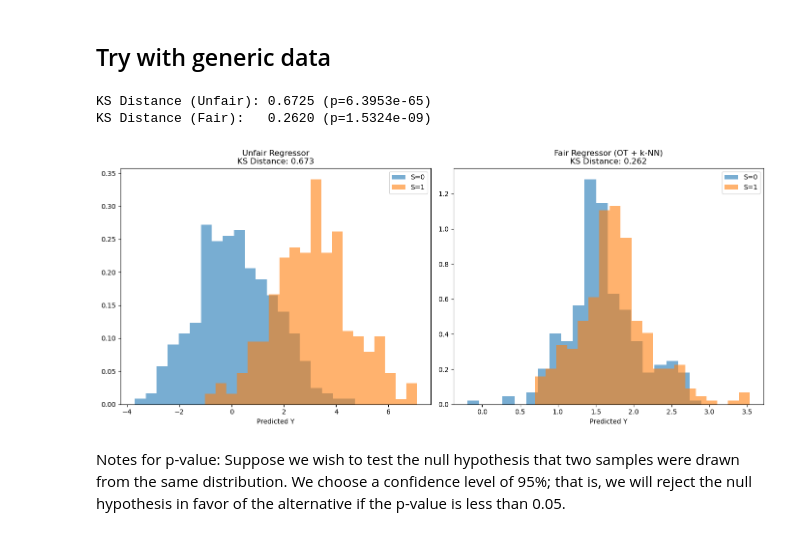
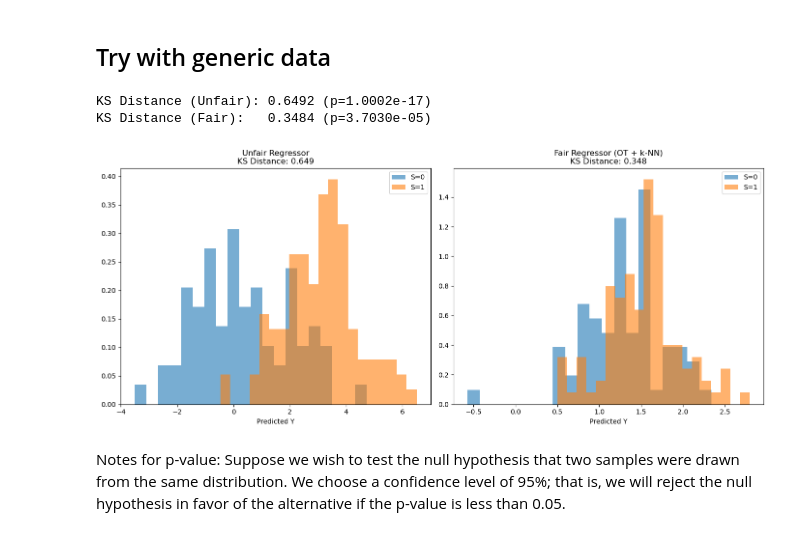
Before and after one commit to AugustinBouquillard/demographic-parity, a Jupyter notebook: unawareness.ipynb, the cells around one changed output. Drawn from its saved outputs; the diff is of its cells as text; code cells hidden in the pictures.

Commit message:
Train/test divided

```diff
--- a/unawareness.ipynb
+++ b/unawareness.ipynb
@@ -18,52 +19,52 @@ from scipy.stats import ks_2samp
 np.random.seed(42)
 n = 600
 S = np.random.binomial(1, 0.5, n)
-# X is correlated with S
 X = np.random.normal(0, 1, n) + 2.0 * S
 X = X.reshape(-1, 1)
 # Y depends on X (and thus S)
 Y = 1.5 * X.flatten() + np.random.normal(0, 1, n)
+X_train, X_test, Y_train, Y_test, S_train, S_test = train_test_split(X, Y, S, train_size = 0.7)
 
 # 2. Train Models
 # Standard
-std_reg = LinearRegression().fit(X, Y)
-y_std = std_reg.predict(X)
+std_reg = LinearRegression().fit(X_test, Y_test)
+y_std = std_reg.predict(X_test)
 
 # Fair (OT + k-NN)
 ot_reg = OTUnawareFairRegressor(n_neighbors=10)
-ot_reg.fit(X, Y, S)
-y_fair = ot_reg.predict(X)
+ot_reg.fit(X_train, Y_train, S_train)
+y_fair = ot_reg.predict(X_test)
 
 # 3. Calculate KS Distance
-ks_std = ks_2samp(y_std[S==0], y_std[S==1])
-ks_fair = ks_2samp(y_fair[S==0], y_fair[S==1])
+ks_std = ks_2samp(y_std[S_test==0], y_std[S_test==1])
+ks_fair = ks_2samp(y_fair[S_test==0], y_fair[S_test==1])
 
 print(f"KS Distance (Unfair): {ks_std.statistic:.4f} (p={ks_std.pvalue:.4e})")
 print(f"KS Distance (Fair):   {ks_fair.statistic:.4f} (p={ks_fair.pvalue:.4e})")
 
 # 4. Visualization
 fig, axes = plt.subplots(1, 2, figsize=(14, 6))
 
 # Plot 1: Distributions
-axes[0].hist(y_std[S==0], bins=20, alpha=0.6, label='S=0', density=True, color='tab:blue')
-axes[0].hist(y_std[S==1], bins=20, alpha=0.6, label='S=1', density=True, color='tab:orange')
+axes[0].hist(y_std[S_test==0], bins=20, alpha=0.6, label='S=0', density=True, color='tab:blue')
+axes[0].hist(y_std[S_test==1], bins=20, alpha=0.6, label='S=1', density=True, color='tab:orange')
 axes[0].set_title(f"Unfair Regressor\nKS Distance: {ks_std.statistic:.3f}")
 axes[0].set_xlabel("Predicted Y")
 axes[0].legend()
 
 # Plot 2: Fair Distributions
-axes[1].hist(y_fair[S==0], bins=20, alpha=0.6, label='S=0', density=True, color='tab:blue')
-axes[1].hist(y_fair[S==1], bins=20, alpha=0.6, label='S=1', density=True, color='tab:orange')
+axes[1].hist(y_fair[S_test==0], bins=20, alpha=0.6, label='S=0', density=True, color='tab:blue')
+axes[1].hist(y_fair[S_test==1], bins=20, alpha=0.6, label='S=1', density=True, color='tab:orange')
 axes[1].set_title(f"Fair Regressor (OT + k-NN)\nKS Distance: {ks_fair.statistic:.3f}")
 axes[1].set_xlabel("Predicted Y")
 axes[1].legend()
 plt.savefig("./results/generic_data_unaware.png")
 plt.tight_layout()
 plt.show()
 # %% [output]
-KS Distance (Unfair): 0.6725 (p=6.3953e-65)
-KS Distance (Fair):   0.2620 (p=1.5324e-09)
+KS Distance (Unfair): 0.6492 (p=1.0002e-17)
+KS Distance (Fair):   0.3484 (p=3.7030e-05)
-[figure, old version]
+[figure, new version]
 # %% [markdown]
 Notes for p-value:
 Suppose we wish to test the null hypothesis that two samples were drawn from the same distribution. We choose a confidence level of 95%; that is, we will reject the null hypothesis in favor of the alternative if the p-value is less than 0.05.
```
Also changed, not shown: parts of 1 cell of this notebook.
